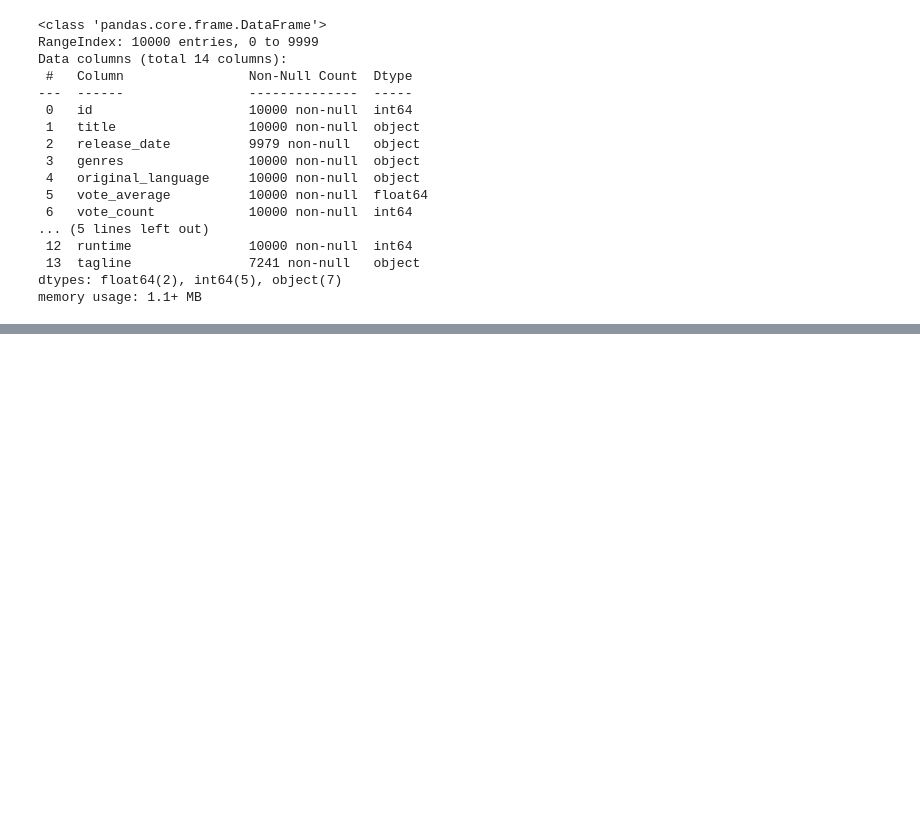
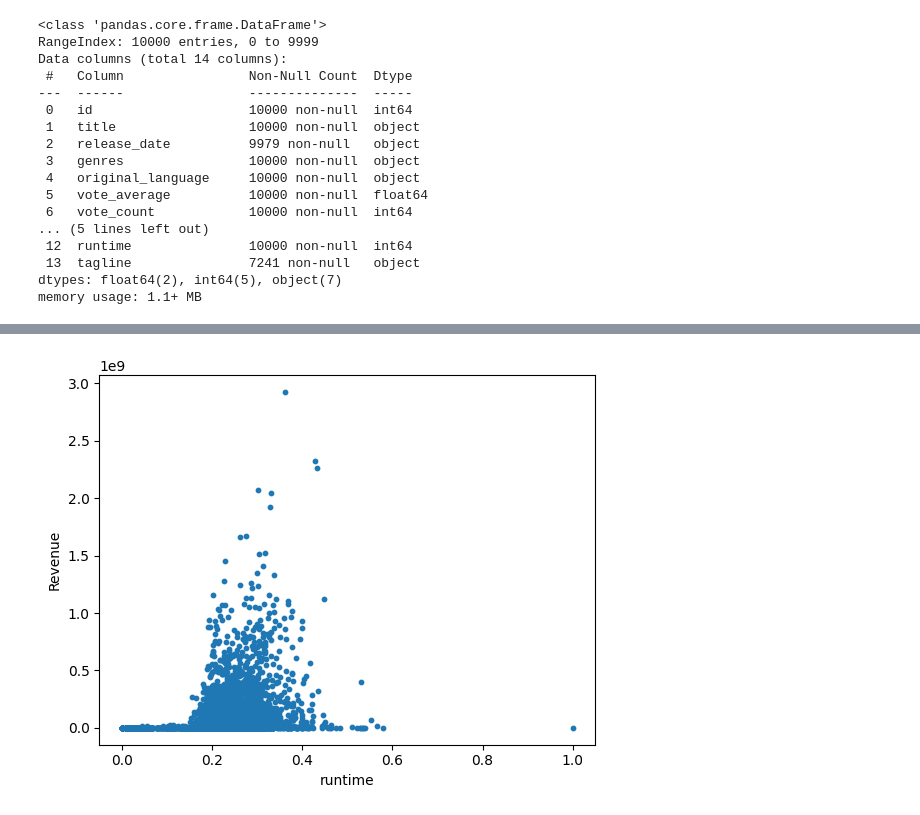
Before and after one commit to Sukhjit21/Movie-Revenue-Prediction, a Jupyter notebook: MoviePopularity.ipynb, the cells around one changed output, grey strips where cells are left out. Cells and saved outputs as stored; diff of their text form; code cells hidden in the pictures; blank space fills up the shorter version.

```diff
--- a/MoviePopularity.ipynb
+++ b/MoviePopularity.ipynb
@@ -94,0 +291,7 @@ plt.show()
+# %%
+plt.scatter(X_train['runtime'], y_train, s=10)
+plt.xlabel("runtime")
+plt.ylabel("Revenue")
+plt.show()
+# %% [output]
+[figure, added]
```
Also changed, not shown: parts of 25 cells of this notebook.
